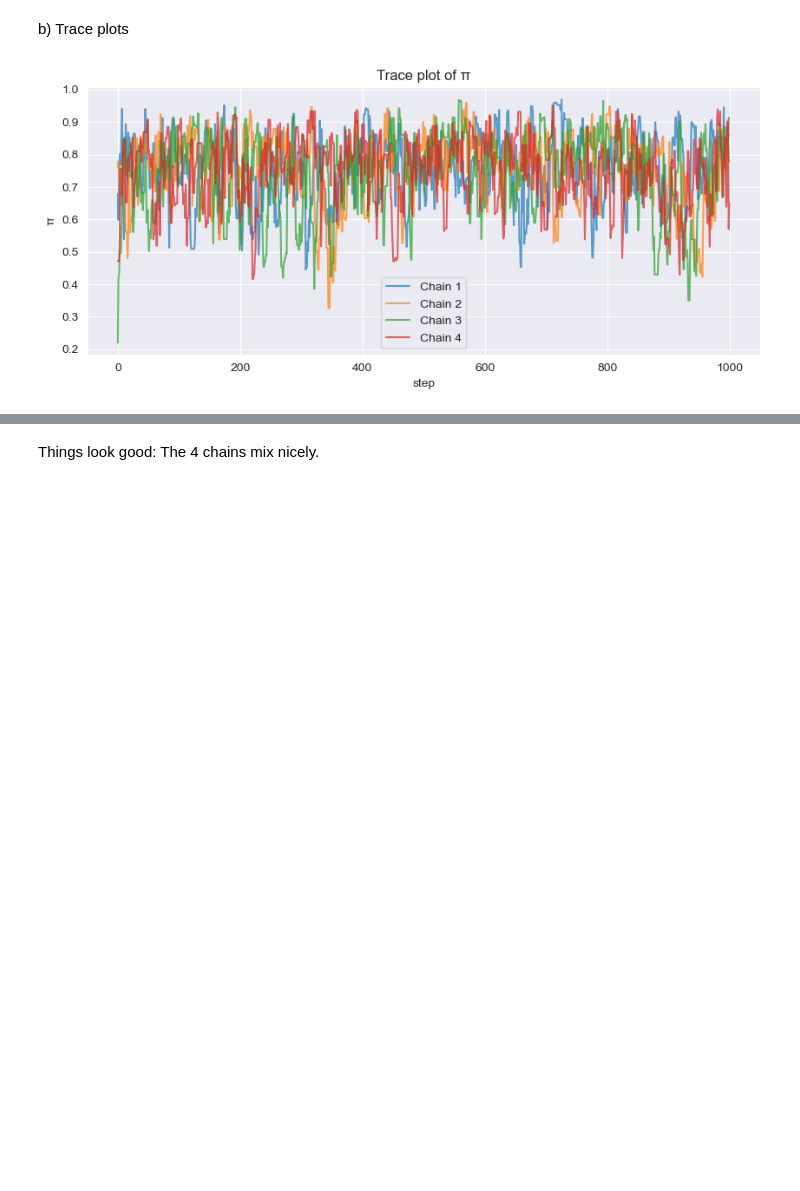
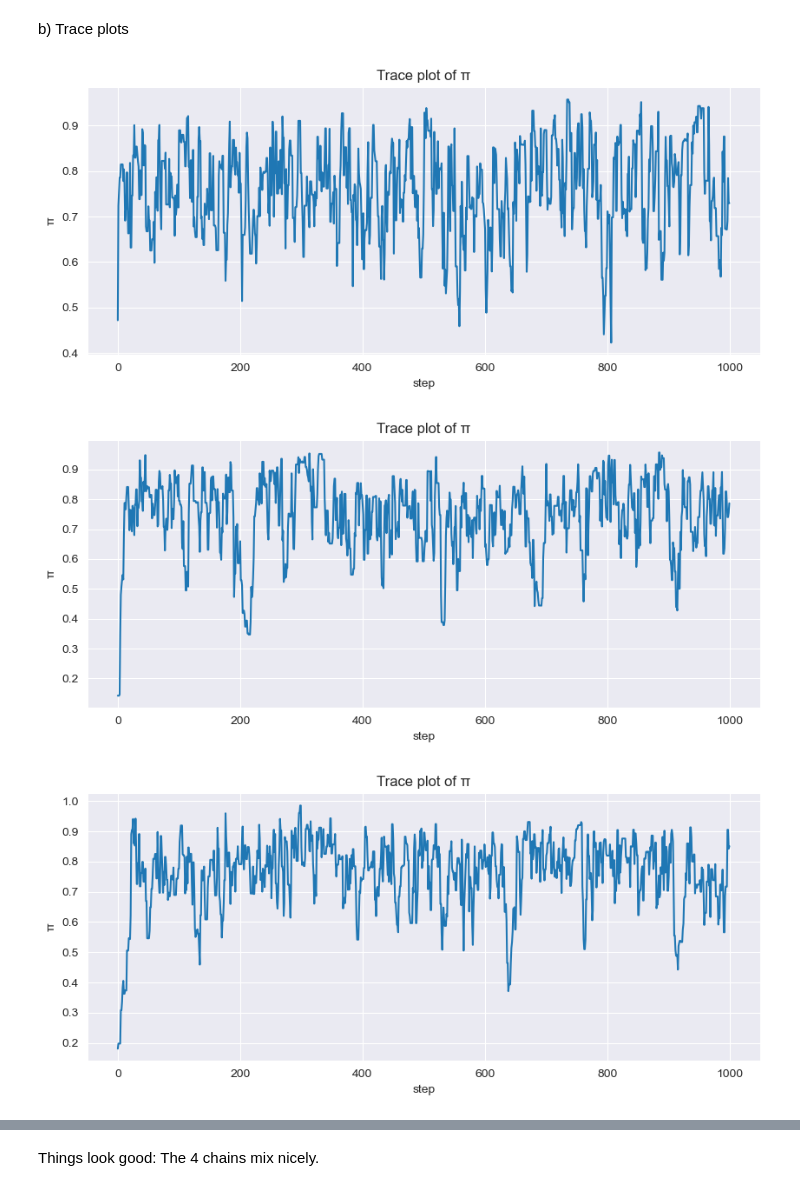
Before and after one commit to marbetschar/ZHAW-Bayesian-Machine-Learning-HS25, a Jupyter notebook: notebooks/week03/BML_Exercises_Week_03.ipynb, the cells around one changed output, grey strips where cells are left out. Cells and saved outputs as stored; diff of their text form; code cells hidden in the pictures; blank space fills up the shorter version.

```diff
--- a/notebooks/week03/BML_Exercises_Week_03.ipynb
+++ b/notebooks/week03/BML_Exercises_Week_03.ipynb
@@ -182,7 +182,7 @@ plot_hist_and_beta_distribution(chain, alpha, beta, n, k)
 # %% [markdown]
 f) Playing around
 # %%
-sigmas = [0.0, 0.01, 0.2, 0.6, 1.5, 3.0]
+sigmas = [0.002, 0.2, 20]
 
 plot_nrows = len(sigmas)
 fig = plt.figure(figsize = (16, 6 * plot_nrows))
@@ -219,8 +223,11 @@ b) Trace plots
 # %%
 n_chains = 4
 sigma = 0.1
 
 chains = metropolis(n_chains, 1000, alpha, beta, n, k, sigma)
-plot_trace(chains)
+for chain in chains:
+    plot_trace(chain)
 # %% [output]
-[figure, old version]
+[figure, new version]
+[figure, added]
+[figure, added]
```
Also changed, not shown: parts of 26 cells of this notebook.
